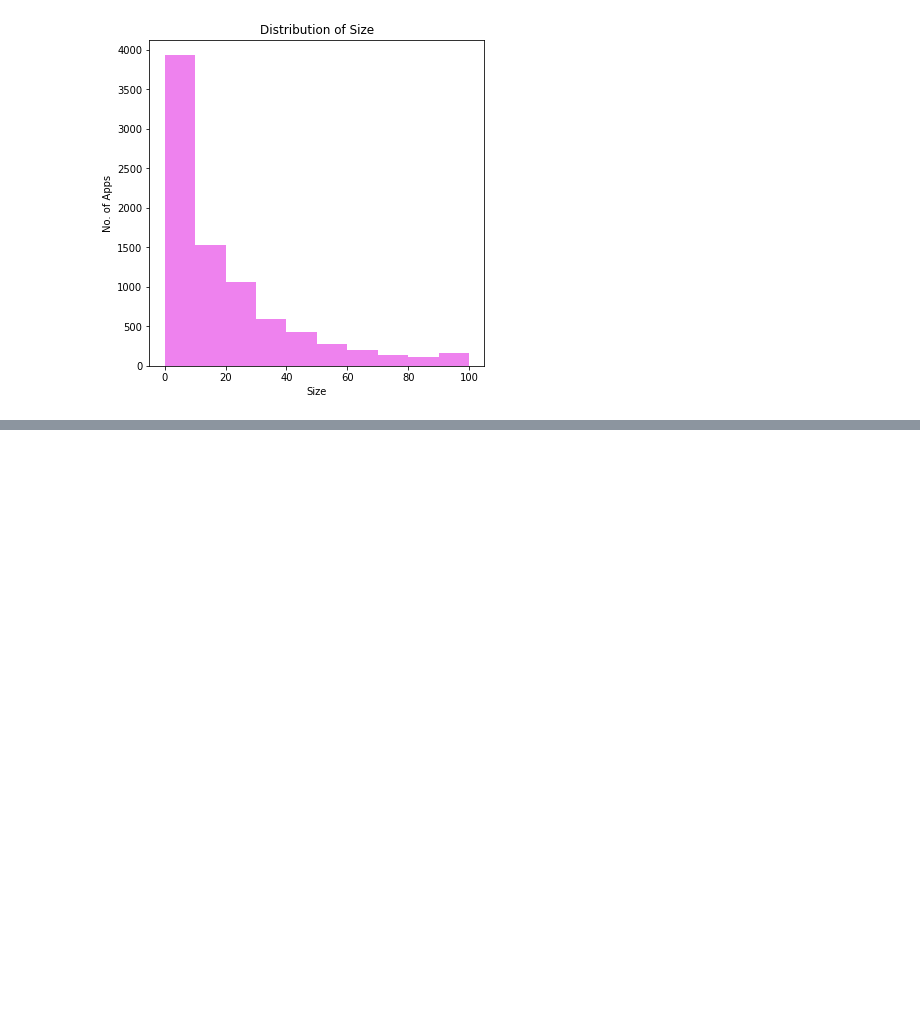
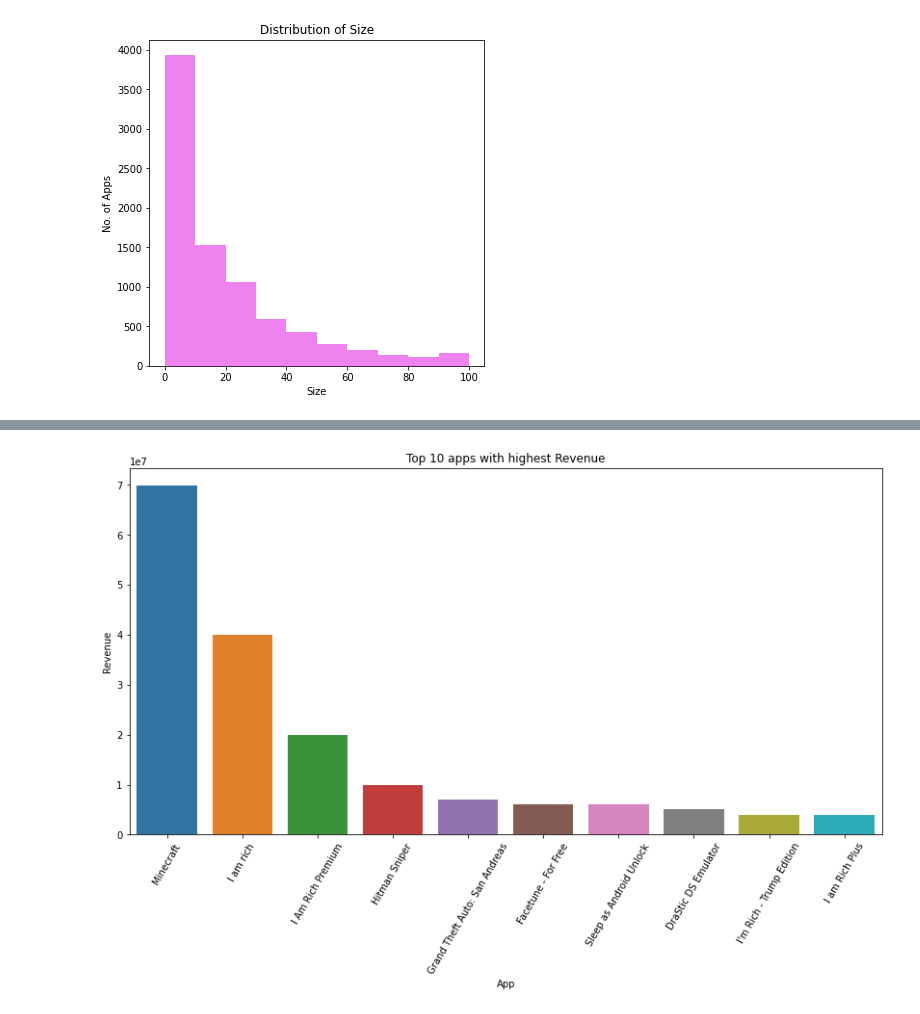
Before and after one commit to asadalam1/Practice-, a Jupyter notebook: Original_Play_Store_App_Review_Analysis_Capstone_Project.ipynb, the cells around one changed output, grey strips where cells are left out. Saved outputs shown, nothing was run; the diff lists cells and outputs as text; code cells hidden in the pictures; blank space fills up the shorter version.

```diff
--- a/Original_Play_Store_App_Review_Analysis_Capstone_Project.ipynb
+++ b/Original_Play_Store_App_Review_Analysis_Capstone_Project.ipynb
@@ -804,0 +871,3 @@ plt.show()
+# %%
+top_10_apps=paid_apps_df[['App','Category','Revenue']].sort_values('Revenue', ascending=False).head(10)
+top_10_apps
@@ -804,0 +886,10 @@ plt.show()
+# %%
+plt.figure(figsize=(14,7))
+plt.xticks(rotation=60)
+plt.xlabel("Apps")
+plt.ylabel("Revenue")   #in Ten million 1e7
+plt.title("Top 10 apps with highest Revenue")
+sns.barplot(top_10_apps.App, top_10_apps.Revenue)
+plt.show()
+# %% [output]
+[figure, added]
```
Also changed, not shown: parts of 9 cells of this notebook.
